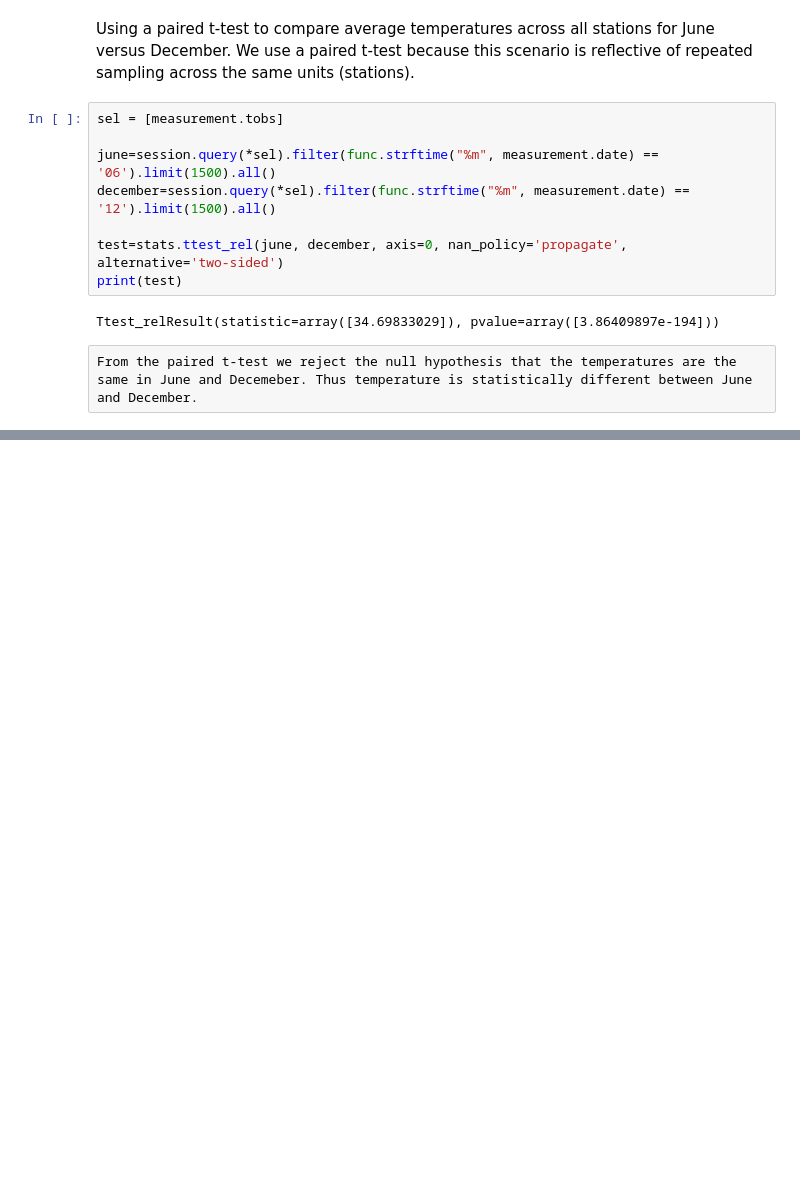
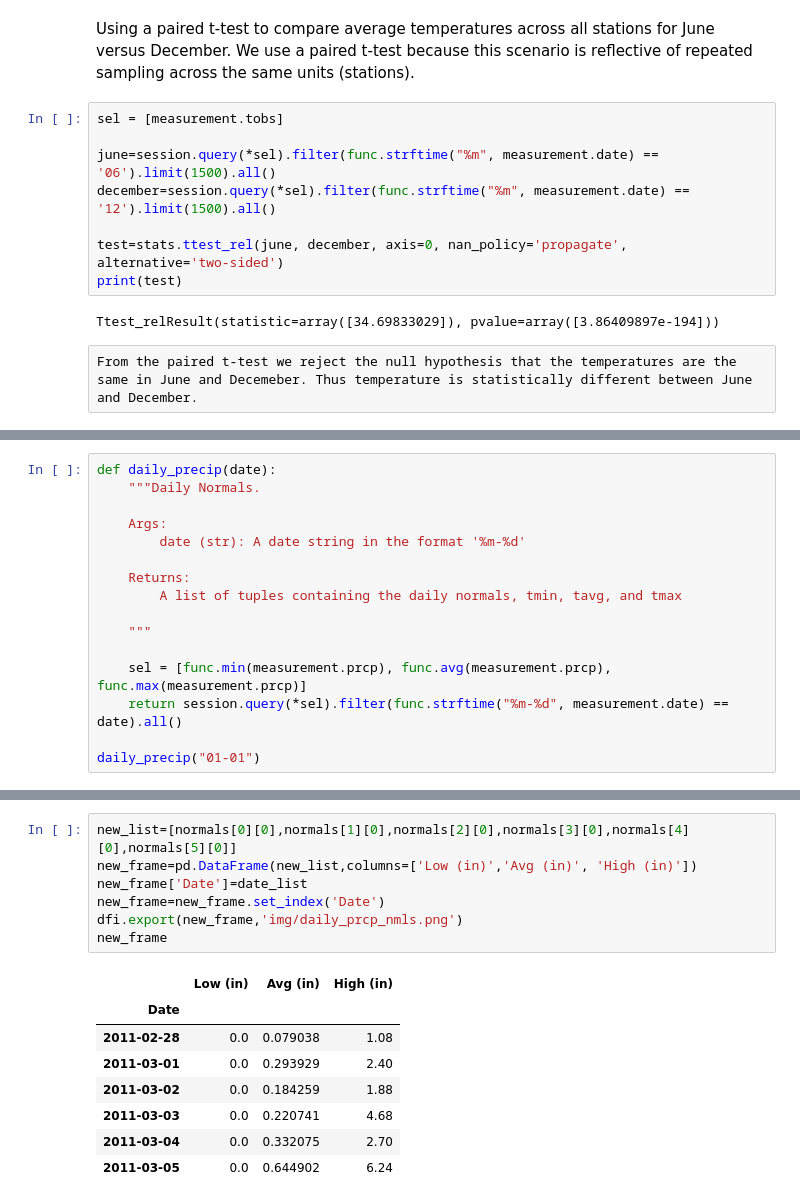
Before and after one commit to gabeo13/SQLAlchemy-ORM-Flask-API, a Jupyter notebook: climate.ipynb, the cells around one changed output, grey strips where cells are left out. Saved outputs shown, nothing was run; the diff lists cells and outputs as text; blank space fills up the shorter version.

```diff
--- a/climate.ipynb
+++ b/climate.ipynb
@@ -376,0 +379,16 @@ From the paired t-test we reject the null hypothesis that the temperatures are t
+# %%
+def daily_precip(date):
+    """Daily Normals.
+
+    Args:
+        date (str): A date string in the format '%m-%d'
+
+    Returns:
+        A list of tuples containing the daily normals, tmin, tavg, and tmax
+
+    """
+
+    sel = [func.min(measurement.prcp), func.avg(measurement.prcp), func.max(measurement.prcp)]
+    return session.query(*sel).filter(func.strftime("%m-%d", measurement.date) == date).all()
+
+daily_precip("01-01")
@@ -376,0 +421,16 @@ From the paired t-test we reject the null hypothesis that the temperatures are t
+# %%
+new_list=[normals[0][0],normals[1][0],normals[2][0],normals[3][0],normals[4][0],normals[5][0]]
+new_frame=pd.DataFrame(new_list,columns=['Low (in)','Avg (in)', 'High (in)'])
+new_frame['Date']=date_list
+new_frame=new_frame.set_index('Date')
+dfi.export(new_frame,'img/daily_prcp_nmls.png')
+new_frame
+# %% [output]
+|  | Low (in) | Avg (in) | High (in) |
+| Date |  |  |  |
+| 2011-02-28 | 0.0 | 0.079038 | 1.08 |
+| 2011-03-01 | 0.0 | 0.293929 | 2.40 |
+| 2011-03-02 | 0.0 | 0.184259 | 1.88 |
+| 2011-03-03 | 0.0 | 0.220741 | 4.68 |
+| 2011-03-04 | 0.0 | 0.332075 | 2.70 |
+| 2011-03-05 | 0.0 | 0.644902 | 6.24 |
```
Also changed, not shown: parts of 5 cells of this notebook, 5 other files.
